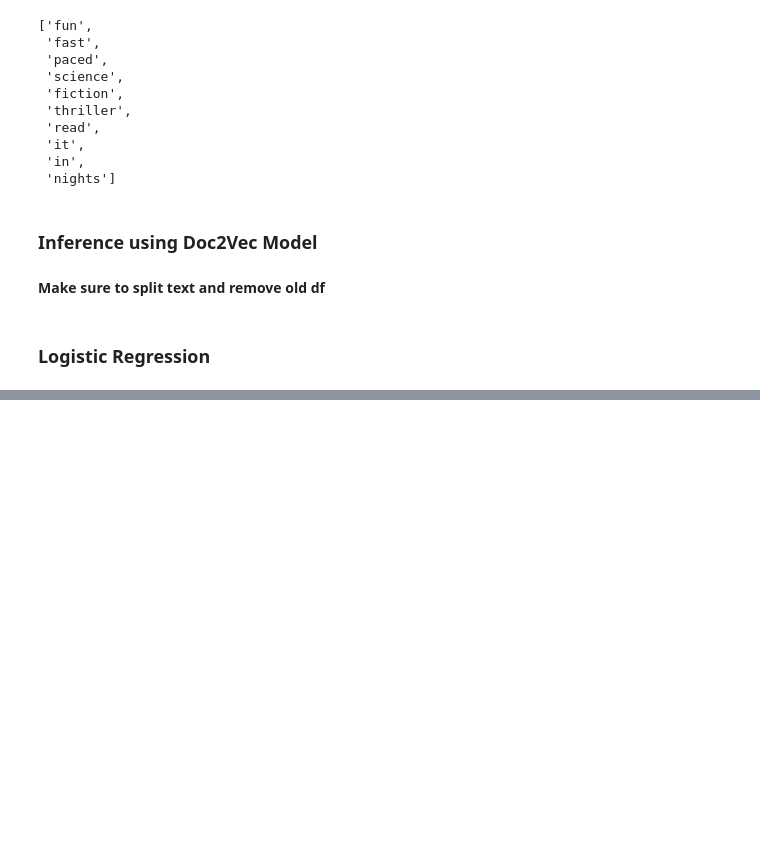
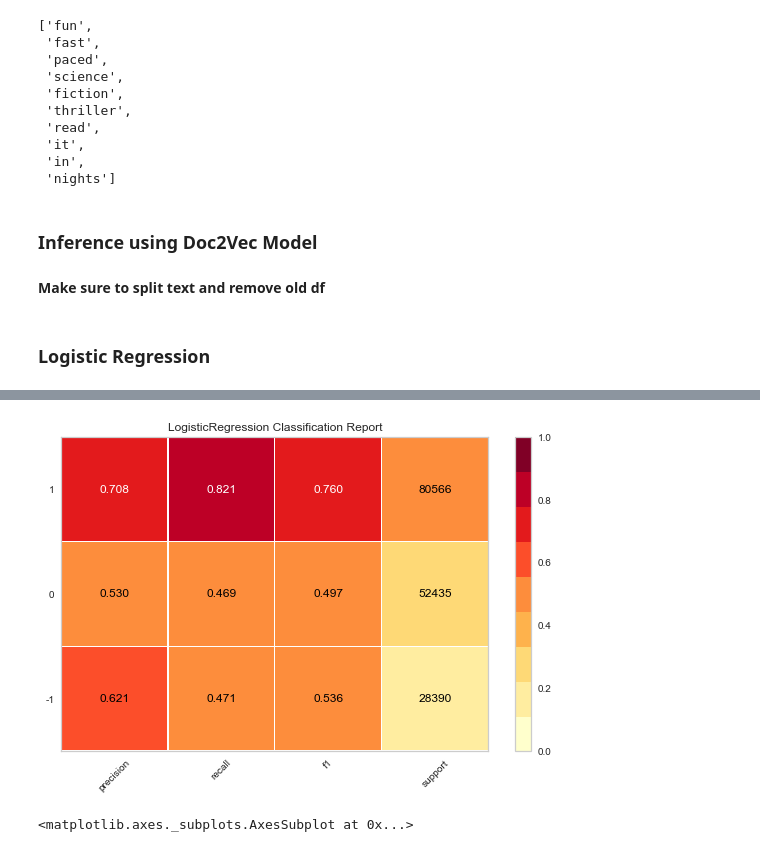
Before and after one commit to dwitten392/Springboard---DW, a Jupyter notebook: Captstone 2 - Goodreads Reviews/Goodreads Book Reviews.ipynb, the cells around one changed output, grey strips where cells are left out. Drawn from its saved outputs; the diff is of its cells as text; code cells hidden in the pictures; blank space fills up the shorter version.

```diff
--- a/Captstone 2 - Goodreads Reviews/Goodreads Book Reviews.ipynb
+++ b/Captstone 2 - Goodreads Reviews/Goodreads Book Reviews.ipynb
@@ -805,0 +872,10 @@ doc2vec_model = doc2vec_cv.fit(doc2vec_train, y_train)
+# %%
+from yellowbrick.classifier import ClassificationReport
+visualizer = ClassificationReport(doc2vec_model, support=True)
+
+visualizer.fit(doc2vec_train, y_train)        # Fit the visualizer and the model
+visualizer.score(doc2vec_test, y_test)        # Evaluate the model on the test data
+visualizer.show()
+# %% [output]
+[figure, added]
+<matplotlib.axes._subplots.AxesSubplot at 0x...>
```
Also changed, not shown: parts of 8 cells of this notebook.
